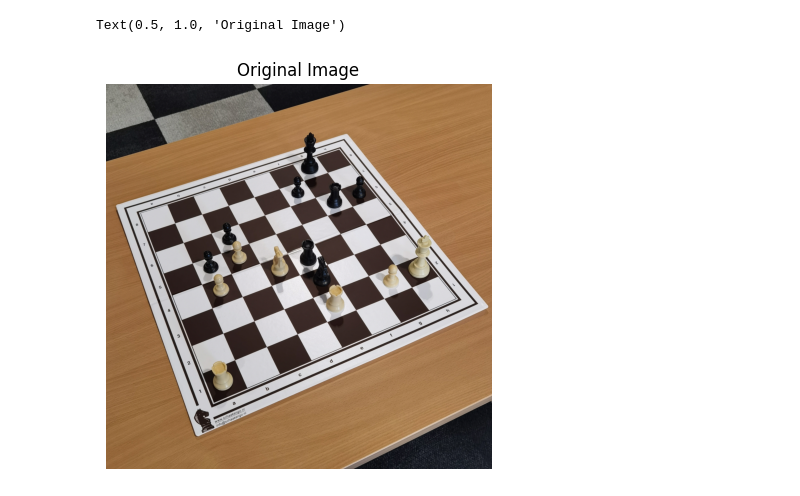
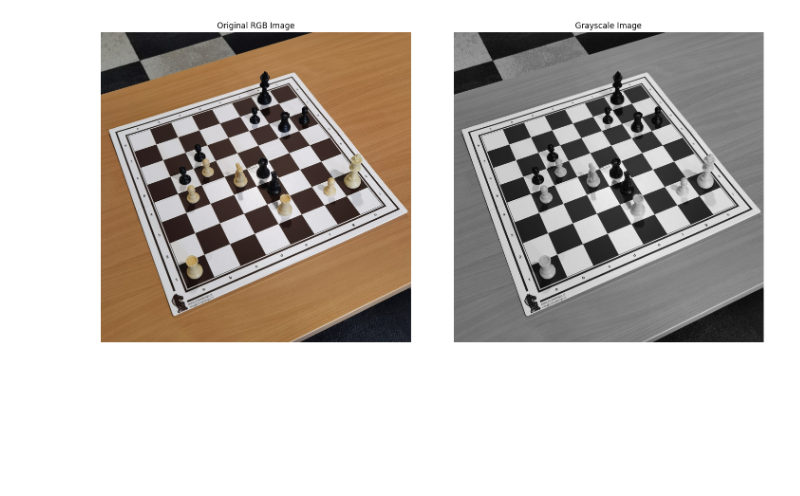
Before and after one commit to jmlima1234/VC_project, a Jupyter notebook: simple_implementation.ipynb, the cells around one changed output. Cells and saved outputs as stored; diff of their text form; code cells hidden in the pictures; blank space fills up the shorter version.

```diff
--- a/simple_implementation.ipynb
+++ b/simple_implementation.ipynb
@@ -5,16 +5,26 @@ import cv2
 import matplotlib.pyplot as plt
 import os
 
-original_img = cv2.imread('/home/joao/M.IA/VC_project/VC_2425_Project_public/images/G000_IMG062.jpg')
+original_img = cv2.imread('./VC_2425_Project_public/images/G000_IMG062.jpg')
 # %%
 rgb_img = cv2.cvtColor(original_img, cv2.COLOR_BGR2RGB)
 gray_img = cv2.cvtColor(original_img, cv2.COLOR_BGR2GRAY)
 
-plt.figure(figsize=(10, 5))
+plt.figure(figsize=(15, 7))
+
+# Display RGB image on the left
+plt.subplot(1, 2, 1)
 plt.imshow(rgb_img)
 plt.axis('off')
-plt.title('Original Image')
+plt.title('Original RGB Image')
+
+# Display grayscale image on the right
+plt.subplot(1, 2, 2)
+plt.imshow(gray_img, cmap='gray')
+plt.axis('off')
+plt.title('Grayscale Image')
+
+plt.tight_layout()
 # %% [output]
-Text(0.5, 1.0, 'Original Image')
-[figure, old version]
+[figure, new version]
 # %%
```
Also changed, not shown: parts of 4 cells of this notebook, 51 other files.
